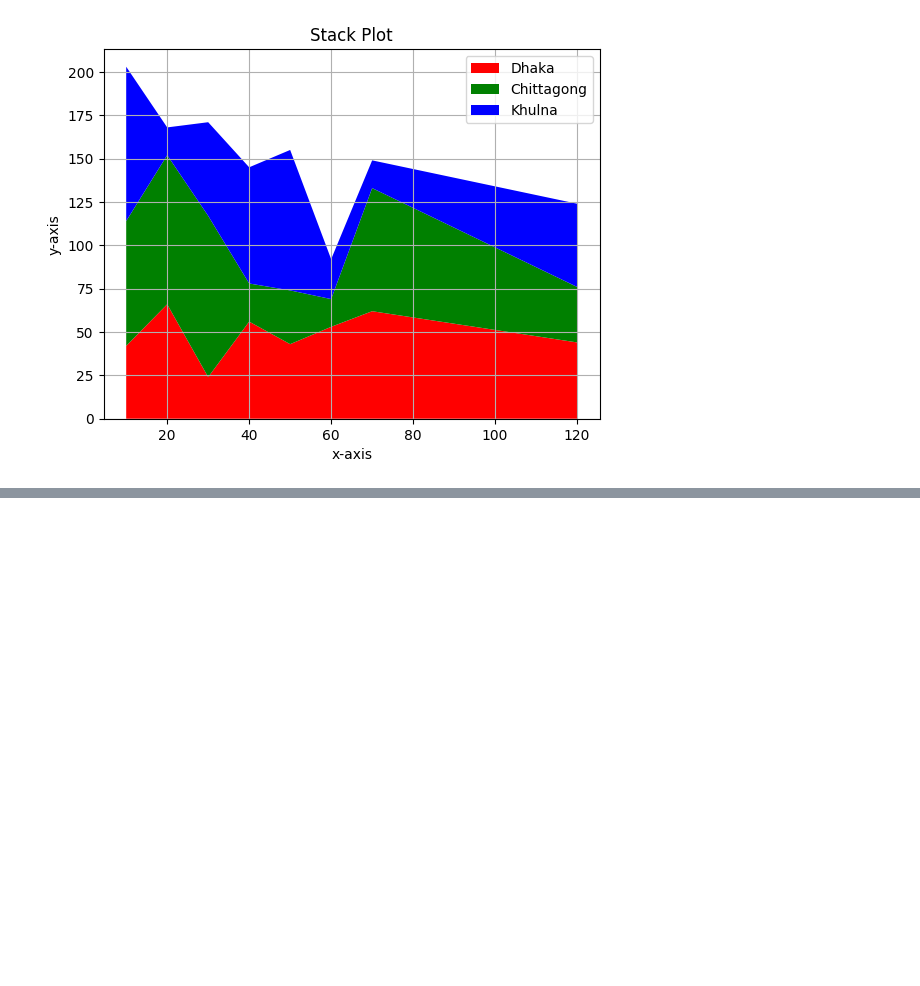
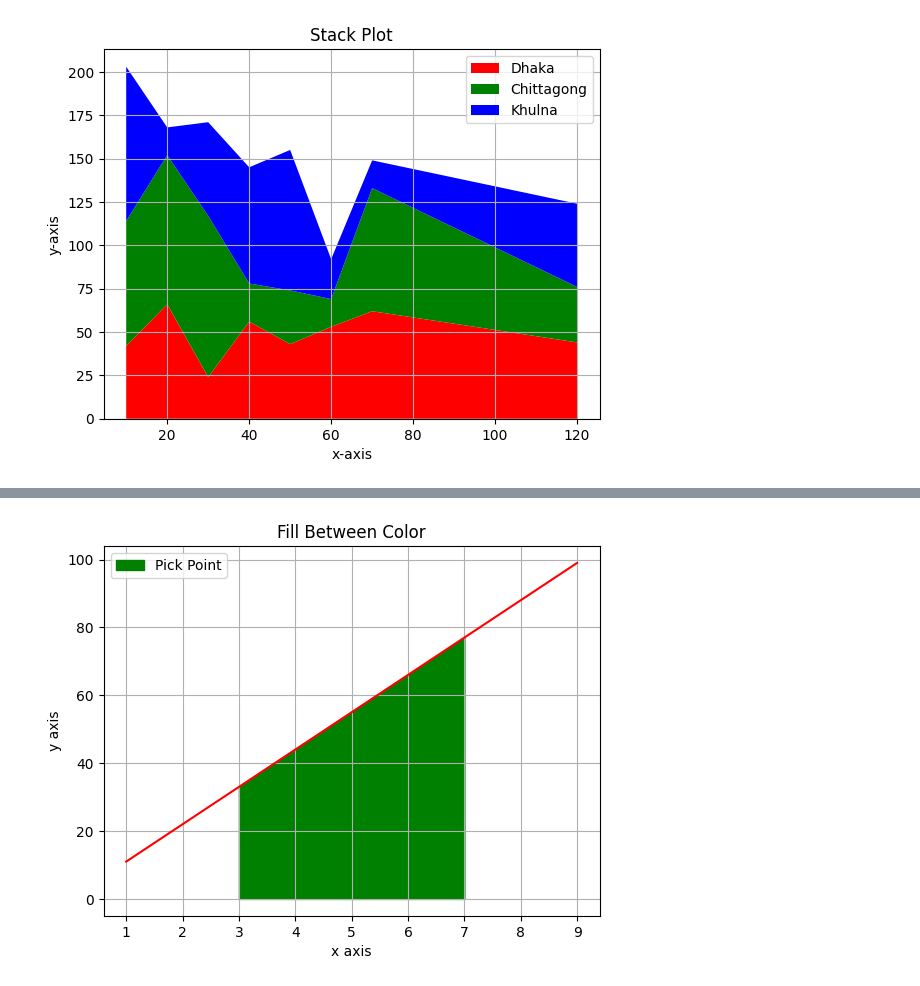
Before and after one commit to muhammadalinoor-1982/ml, a Jupyter notebook: practice/matplotlib_practice.ipynb, the cells around one changed output, grey strips where cells are left out. Cells and saved outputs as stored; diff of their text form; code cells hidden in the pictures; blank space fills up the shorter version.

```diff
--- a/practice/matplotlib_practice.ipynb
+++ b/practice/matplotlib_practice.ipynb
@@ -174,0 +192,19 @@ plt.show()
+# %%
+import matplotlib.pyplot as plt
+import numpy as np
+
+x = np.array([1,2,3,4,5,6,7,8,9])
+y = np.array([11,22,33,44,55,66,77,88,99])
+
+plt.plot(x, y, color='r')
+plt.fill_between(x, y, label='Pick Point', color='g', where=(x>=3)&(x<=7)) #x = [3,8], y1 = 22, y2 = 66,
+
+plt.title('Fill Between Color')
+plt.xlabel('x axis')
+plt.ylabel('y axis')
+plt.grid()
+plt.legend()
+
+plt.show()
+# %% [output]
+[figure, added]
```
Also changed, not shown: parts of 4 cells of this notebook, 5 other files.
